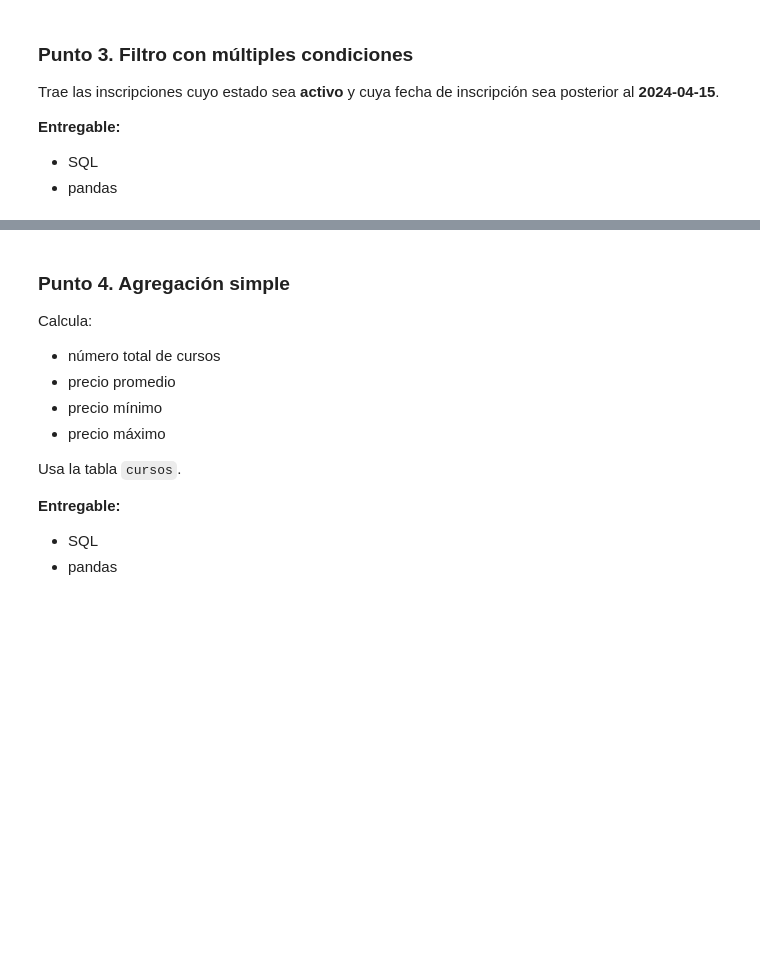
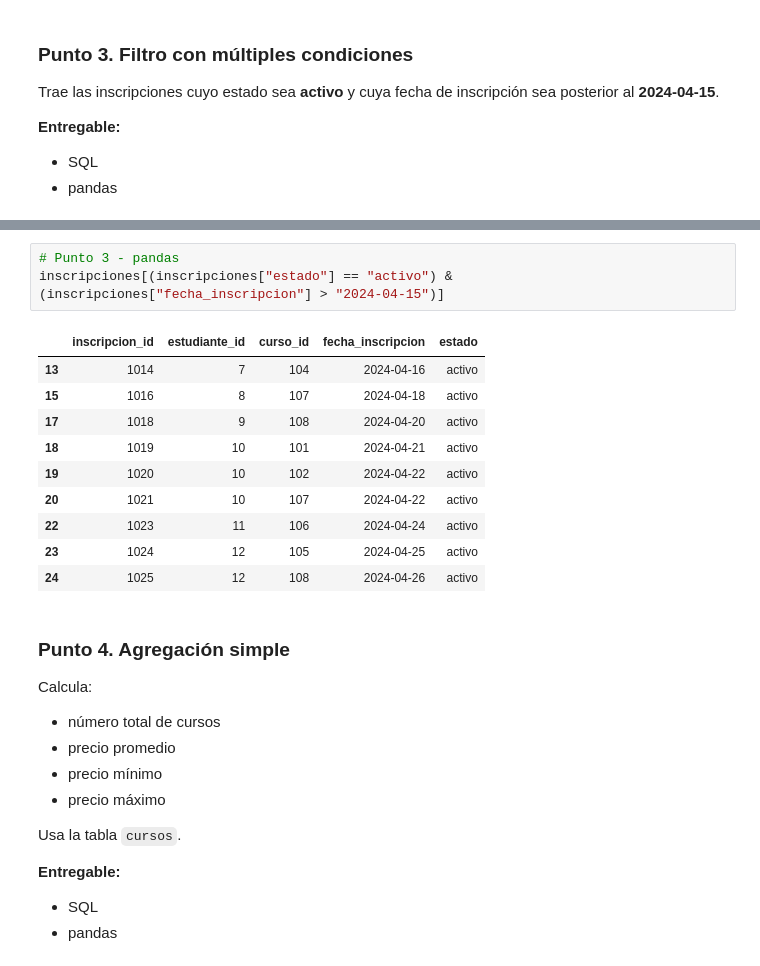
Before and after one commit to CeneDurango/Ciencia-Datos, a Jupyter notebook: tarea_sql_pandas_academia.ipynb, the cells around one changed output, grey strips where cells are left out. Cells and saved outputs as stored; diff of their text form; blank space fills up the shorter version.

```diff
--- a/tarea_sql_pandas_academia.ipynb
+++ b/tarea_sql_pandas_academia.ipynb
@@ -261,3 +276,17 @@ Trae las inscripciones cuyo estado sea **activo** y cuya fecha de inscripción s
+# %%
+# Punto 3 - pandas
+inscripciones[(inscripciones["estado"] == "activo") & (inscripciones["fecha_inscripcion"] > "2024-04-15")]
+# %% [output]
+|  | inscripcion_id | estudiante_id | curso_id | fecha_inscripcion | estado |
+| 13 | 1014 | 7 | 104 | 2024-04-16 | activo |
+| 15 | 1016 | 8 | 107 | 2024-04-18 | activo |
+| 17 | 1018 | 9 | 108 | 2024-04-20 | activo |
+| 18 | 1019 | 10 | 101 | 2024-04-21 | activo |
+| 19 | 1020 | 10 | 102 | 2024-04-22 | activo |
+| 20 | 1021 | 10 | 107 | 2024-04-22 | activo |
+| 22 | 1023 | 11 | 106 | 2024-04-24 | activo |
+| 23 | 1024 | 12 | 105 | 2024-04-25 | activo |
+| 24 | 1025 | 12 | 108 | 2024-04-26 | activo |
 # %% [markdown]
 ### Punto 4. Agregación simple
 
```
Also changed, not shown: parts of 11 cells of this notebook.
